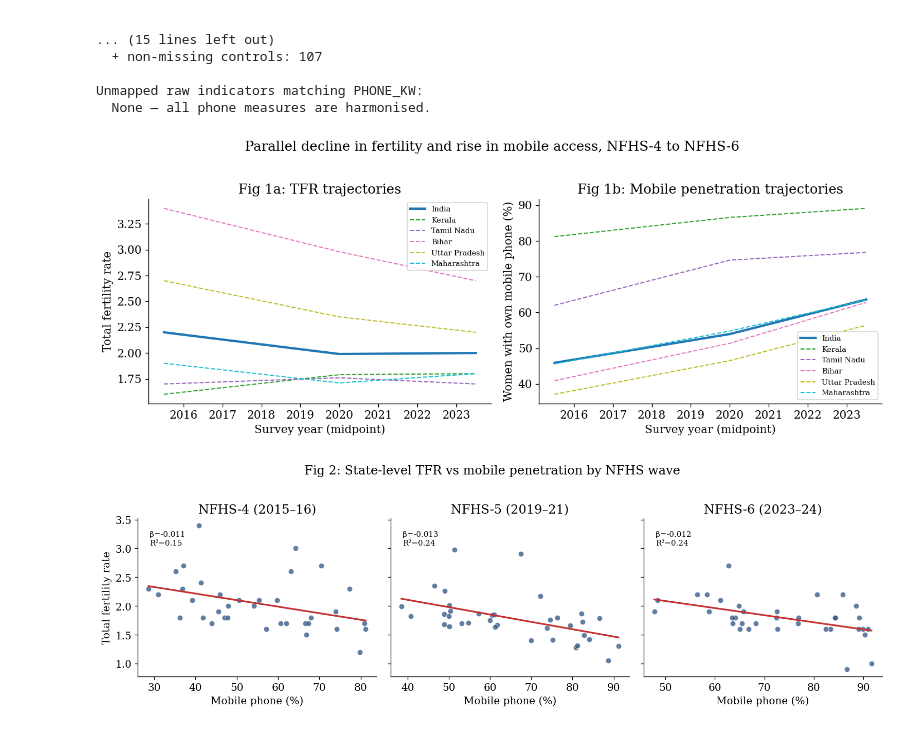
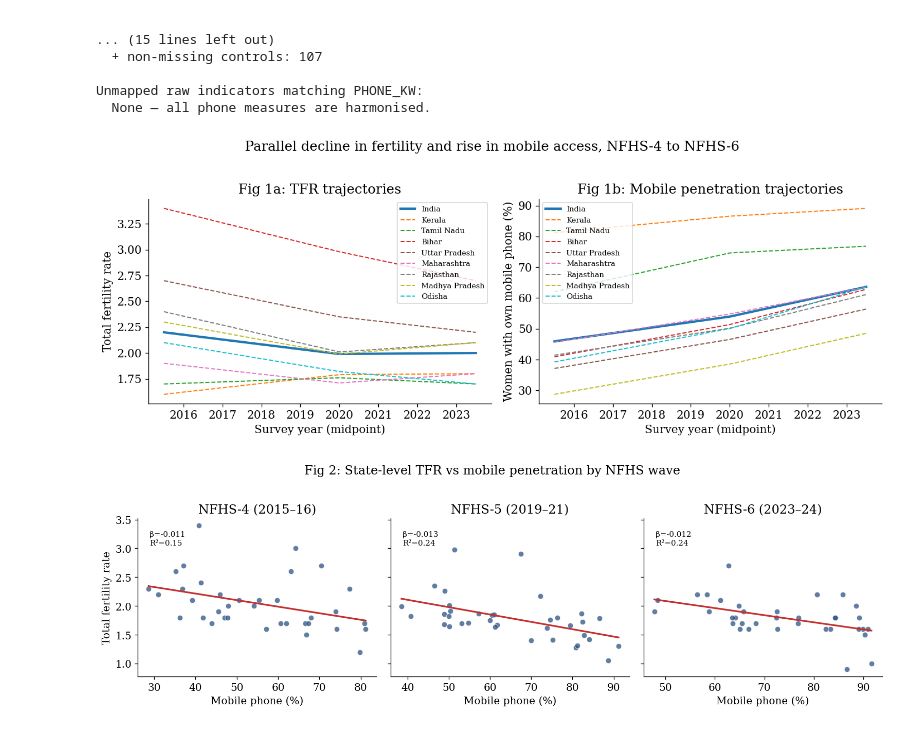
Before and after one commit to Eknoor-S-Sandhu/NFHS_Smartphones_Fertility, a Jupyter notebook: NFHS_3-6.ipynb, the cells around one changed output. Drawn from its saved outputs; the diff is of its cells as text; code cells hidden in the pictures.

Commit message:
Adds more treatment groups onto figure 1

```diff
--- a/NFHS_3-6.ipynb
+++ b/NFHS_3-6.ipynb
@@ -206,7 +206,7 @@ Unmapped raw indicators matching PHONE_KW:
 # --- Fig 1: Parallel trajectories — TFR vs mobile (India + selected states) ---
 
 HIGHLIGHT_STATES = [
-    "India", "Kerala", "Tamil Nadu", "Bihar", "Uttar Pradesh", "Maharashtra",
+    "India", "Kerala", "Tamil Nadu", "Bihar", "Uttar Pradesh", "Maharashtra", "Rajasthan", "Madhya Pradesh", "Odisha"
 ]
 
 traj = df_nfhs[
@@ -219,34 +219,34 @@ traj["year_mid"] = traj["round"].map(YEAR_MID)
 traj = traj.pivot_table(
     index=["state", "round", "year_mid"], columns="harmonized_indicator", values="value"
 ).reset_index()
 traj = traj.rename(columns={HARMONISED["tfr"]: "TFR", HARMONISED["mobile"]: "Mobile (%)"})
 
 fig, axes = plt.subplots(1, 2, figsize=(12, 4.5))
 colors = plt.cm.tab10(np.linspace(0, 1, len(HIGHLIGHT_STATES)))
 
 for i, state in enumerate(HIGHLIGHT_STATES):
     s = traj[traj["state"] == state].sort_values("year_mid")
     if s.empty:
         continue
     lw = 2.5 if state == "India" else 1.2
     ls = "-" if state == "India" else "--"
     axes[0].plot(s["year_mid"], s["TFR"], color=colors[i], lw=lw, ls=ls, label=state)
     axes[1].plot(s["year_mid"], s["Mobile (%)"], color=colors[i], lw=lw, ls=ls, label=state)
 
 axes[0].set_ylabel("Total fertility rate")
 axes[0].set_xlabel("Survey year (midpoint)")
 axes[0].set_title("Fig 1a: TFR trajectories")
 axes[1].set_ylabel("Women with own mobile phone (%)")
 axes[1].set_xlabel("Survey year (midpoint)")
 axes[1].set_title("Fig 1b: Mobile penetration trajectories")
 for ax in axes:
     ax.legend(fontsize=8, loc="best")
 fig.suptitle("Parallel decline in fertility and rise in mobile access, NFHS-4 to NFHS-6", y=1.02)
 fig.tight_layout()
 fig.savefig(OUTPUT_DIR / "fig1_trajectories.png", bbox_inches="tight")
 plt.show()
 # %% [output]
-[figure, old version]
+[figure, new version]
 # %%
 # --- Fig 2: Cross-sectional scatter — TFR vs mobile by wave ---
 
```
Also changed, not shown: 1 other file.
